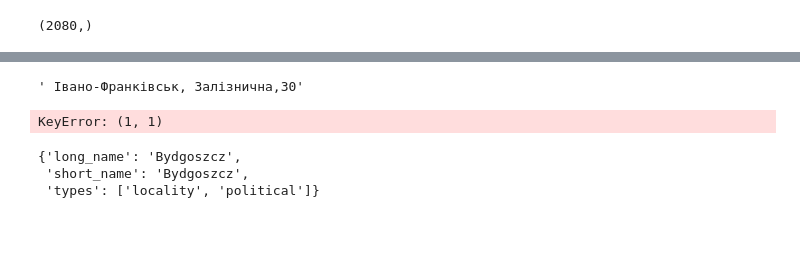
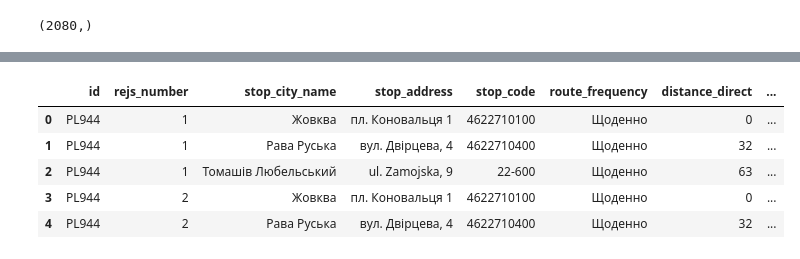
Before and after one commit to volodymyrlut/international-bus-routes-analysis, a Jupyter notebook: Data Preprocessing.ipynb, the cells around one changed output, grey strips where cells are left out. Saved outputs shown, nothing was run; the diff lists cells and outputs as text; code cells hidden in the pictures; blank space fills up the shorter version.

```diff
--- a/Data Preprocessing.ipynb
+++ b/Data Preprocessing.ipynb
@@ -118,14 +151,0 @@ TypeError: '(array([ 187, 2501]),)' is an invalid key
-# %%
-np.unique(pol.full_address)[0]
-# %% [output]
-' Івано-Франківськ, Залізнична,30'
-# %%
-pol[1,1]
-# %% [output]
-KeyError: (1, 1)
-# %%
-geocoded_addresses[57][0]['address_components'][-5]
-# %% [output]
-{'long_name': 'Bydgoszcz',
- 'short_name': 'Bydgoszcz',
- 'types': ['locality', 'political']}
@@ -131,0 +154,9 @@ geocoded_addresses[57][0]['address_components'][-5]
+# %%
+poland_geocoded.head()
+# %% [output]
+|  | id | rejs_number | stop_city_name | stop_address | stop_code | route_frequency | distance_direct | ... |
+| 0 | PL944 | 1 | Жовква | пл. Коновальця 1 | 4622710100 | Щоденно | 0 | ... |
+| 1 | PL944 | 1 | Рава Руська | вул. Двірцева, 4 | 4622710400 | Щоденно | 32 | ... |
+| 2 | PL944 | 1 | Томашів Любельський | ul. Zamojska, 9 | 22-600 | Щоденно | 63 | ... |
+| 3 | PL944 | 2 | Жовква | пл. Коновальця 1 | 4622710100 | Щоденно | 0 | ... |
+| 4 | PL944 | 2 | Рава Руська | вул. Двірцева, 4 | 4622710400 | Щоденно | 32 | ... |
```
Also changed, not shown: parts of 5 cells of this notebook, 1 other file.
